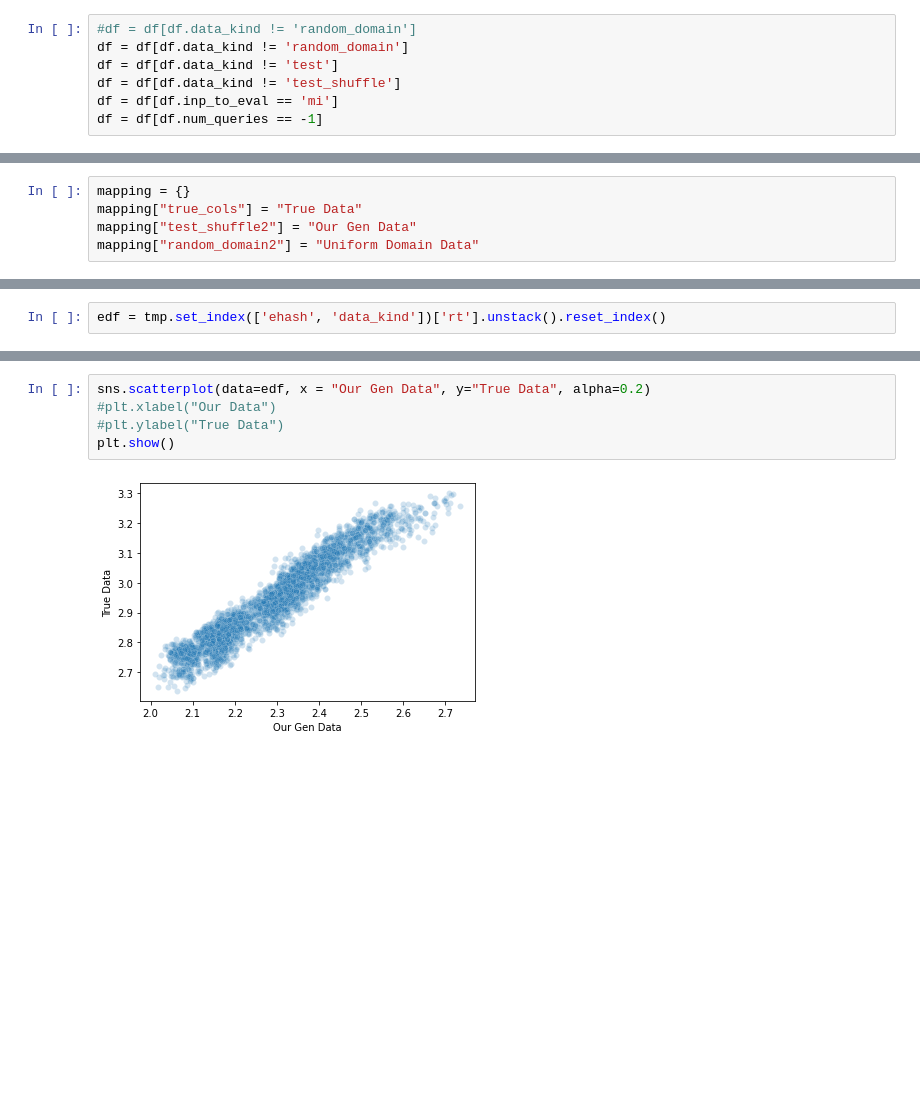
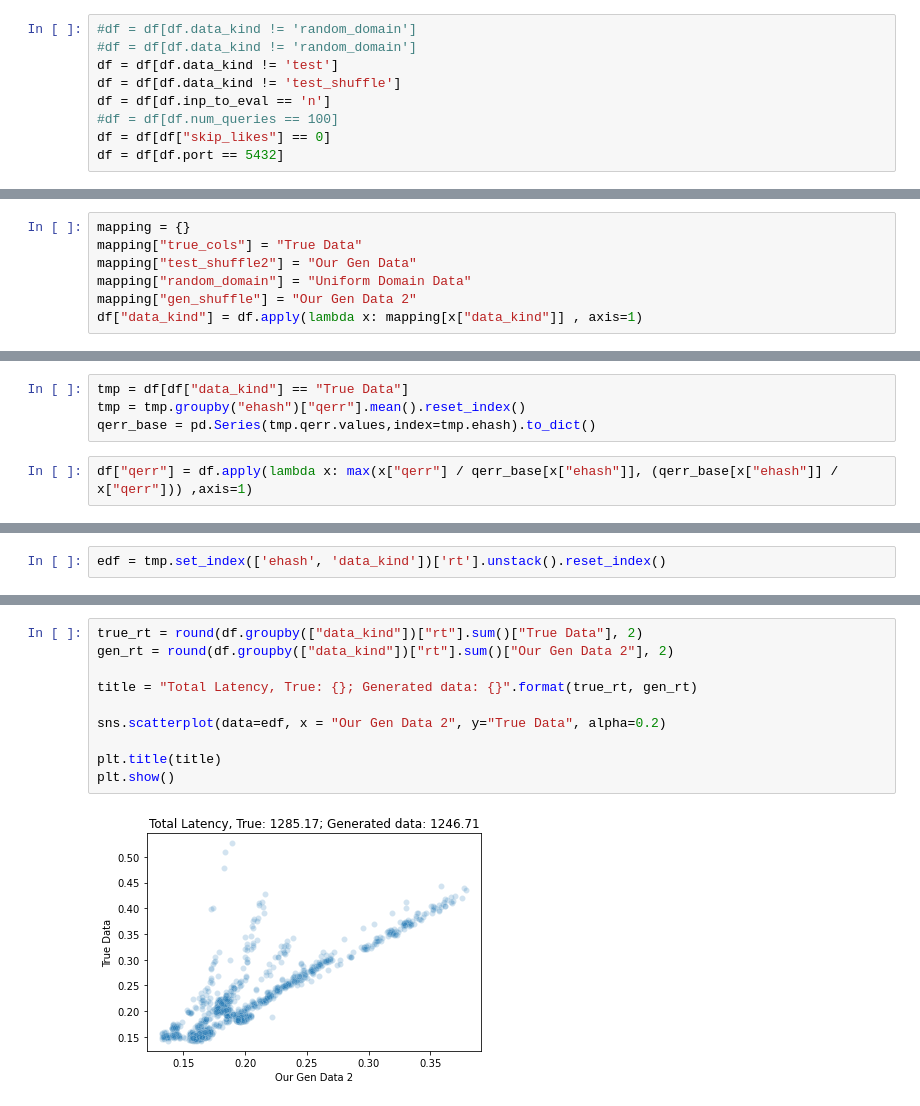
Before and after one commit to parimarjan/WorkloadCharacterization, a Jupyter notebook: Notebooks/Analyze-EvaldData-Logs.ipynb, the cells around one changed output, grey strips where cells are left out. Saved outputs shown, nothing was run; the diff lists cells and outputs as text; blank space fills up the shorter version.

```diff
--- a/Notebooks/Analyze-EvaldData-Logs.ipynb
+++ b/Notebooks/Analyze-EvaldData-Logs.ipynb
@@ -79,8 +117,10 @@ Index(['ehash', 'rt', 'rep', 'data_kind', 'inp_to_eval', 'num_queries',
       dtype='object')
 # %%
 #df = df[df.data_kind != 'random_domain']
-df = df[df.data_kind != 'random_domain']
+#df = df[df.data_kind != 'random_domain']
 df = df[df.data_kind != 'test']
 df = df[df.data_kind != 'test_shuffle']
-df = df[df.inp_to_eval == 'mi']
-df = df[df.num_queries == -1]
+df = df[df.inp_to_eval == 'n']
+#df = df[df.num_queries == 100]
+df = df[df["skip_likes"] == 0]
+df = df[df.port == 5432]
@@ -92,4 +149,6 @@ print(set(df["num_queries"]))
 mapping = {}
 mapping["true_cols"] = "True Data"
 mapping["test_shuffle2"] = "Our Gen Data"
-mapping["random_domain2"] = "Uniform Domain Data"
+mapping["random_domain"] = "Uniform Domain Data"
+mapping["gen_shuffle"] = "Our Gen Data 2"
+df["data_kind"] = df.apply(lambda x: mapping[x["data_kind"]] , axis=1)
@@ -97,0 +155,6 @@ df["data_kind"] = df.apply(lambda x: mapping[x["data_kind"]] , axis=1)
+# %%
+tmp = df[df["data_kind"] == "True Data"]
+tmp = tmp.groupby("ehash")["qerr"].mean().reset_index()
+qerr_base = pd.Series(tmp.qerr.values,index=tmp.ehash).to_dict()
+# %%
+df["qerr"] = df.apply(lambda x: max(x["qerr"] / qerr_base[x["ehash"]], (qerr_base[x["ehash"]] / x["qerr"])) ,axis=1)
@@ -116,8 +197,13 @@ edf = tmp.set_index(['ehash', 'data_kind'])['rt'].unstack().reset_index()
 # %%
-sns.scatterplot(data=edf, x = "Our Gen Data", y="True Data", alpha=0.2)
-#plt.xlabel("Our Data")
-#plt.ylabel("True Data")
+true_rt = round(df.groupby(["data_kind"])["rt"].sum()["True Data"], 2)
+gen_rt = round(df.groupby(["data_kind"])["rt"].sum()["Our Gen Data 2"], 2)
+
+title = "Total Latency, True: {}; Generated data: {}".format(true_rt, gen_rt)
+
+sns.scatterplot(data=edf, x = "Our Gen Data 2", y="True Data", alpha=0.2)
+
+plt.title(title)
 plt.show()
 # %% [output]
-[figure, old version]
+[figure, new version]
 # %%
```
Also changed, not shown: parts of 14 cells of this notebook, 9 other files.
